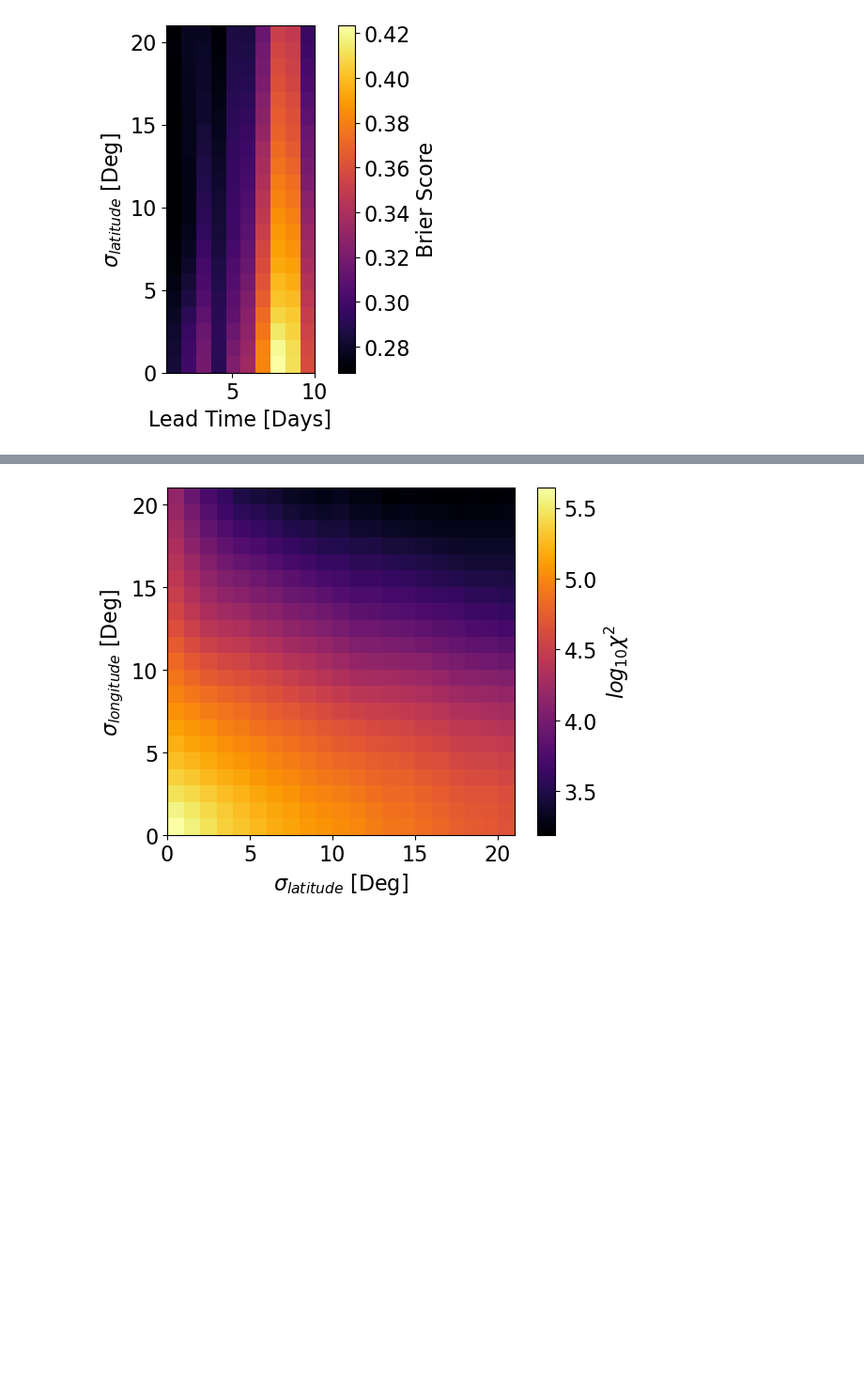
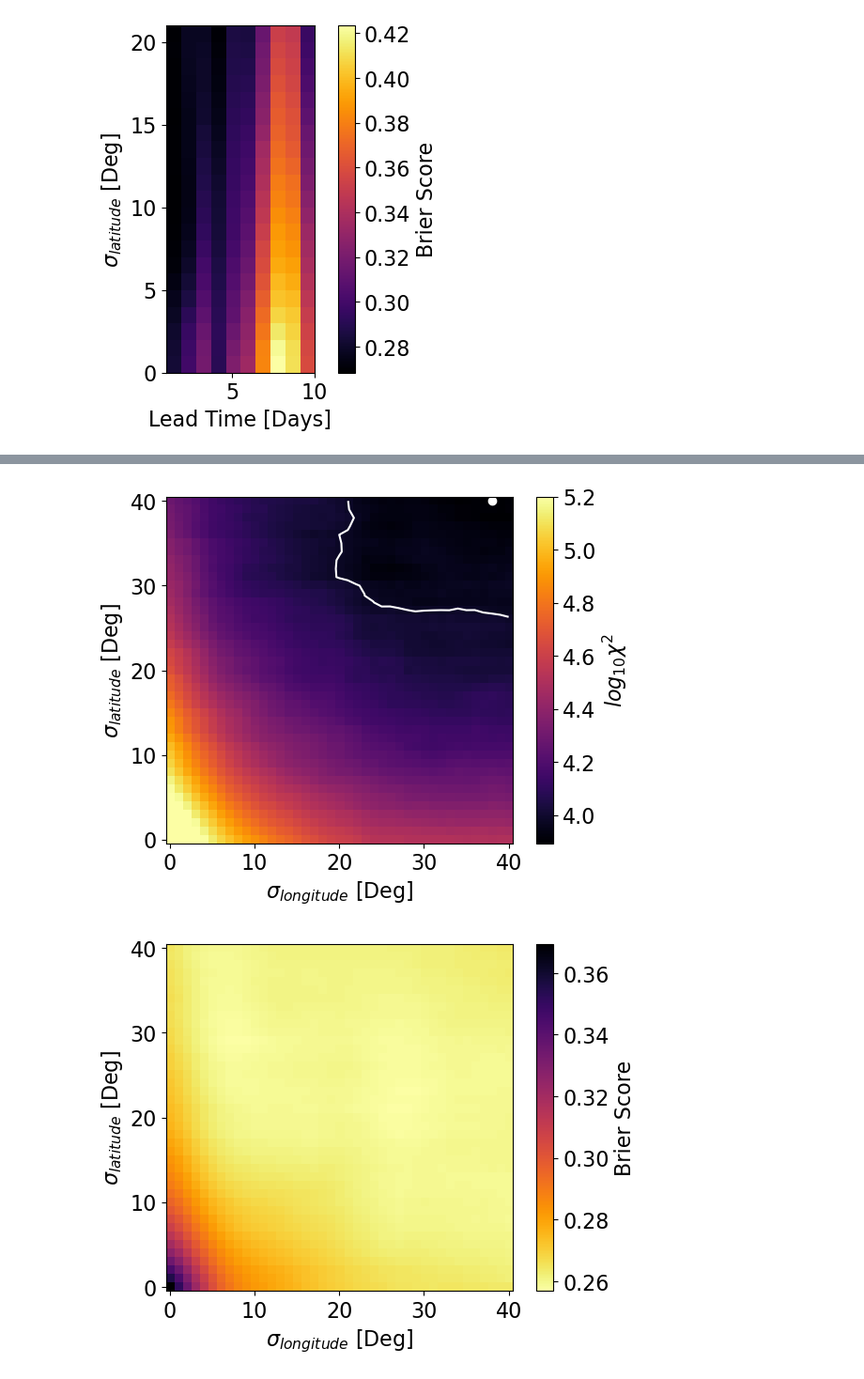
Before and after one commit to NathanielInatimi/WSA_calibration, a Jupyter notebook: code/WSA_calibration.ipynb, the cells around one changed output, grey strips where cells are left out. Shown at 94% size. Drawn from its saved outputs; the diff is of its cells as text; code cells hidden in the pictures; blank space fills up the shorter version.

```diff
--- a/code/WSA_calibration.ipynb
+++ b/code/WSA_calibration.ipynb
@@ -627,10 +627 @@ longitudes_to_test = np.linspace(0,20,21)
 chi_arr = [read_chi_arr_longitude_file('2023', lon, 1) for lon in longitudes_to_test]
-# %%
-plt.imshow(np.log10(chi_arr), cmap = 'inferno', extent=[0,21,0,21], origin = 'lower')
-plt.ylabel(r'$\sigma_{longitude}$ [Deg]')
-plt.xlabel(r'$\sigma_{latitude}$ [Deg]')
-#plt.yticks(np.linspace(0,20,6))
-plt.colorbar(label = r'$log_{10}\chi^2$')
-plt.show()
-# %% [output]
-[figure, removed]
@@ -636,0 +663,46 @@ plt.show()
+# %%
+era_key = '2023'
+lead_time = 1
+longitudes_to_test = np.linspace(0,40,41)
+event_threshold = 385
+probability_threshold = 0.5
+
+chi_arr = [read_chi_arr_by_longitude(era_key=era_key, sigma_longitude=lon, lead_time=lead_time) for lon in longitudes_to_test]
+brier_arr = [read_BS_by_longitude(era_key=era_key, sigma_longitude=lon, lead_time=lead_time, threshold=event_threshold) for lon in longitudes_to_test]
+roc_arr = [read_ROC_by_longitude(era_key=era_key, sigma_longitude=lon, lead_time=lead_time, probability_threshold=probability_threshold) for lon in longitudes_to_test]
+CAL_arr = [read_CAL_by_longitude(era_key=era_key, sigma_longitude=lon, lead_time=lead_time, threshold=event_threshold) for lon in longitudes_to_test]
+REF_arr = [read_REF_by_longitude(era_key=era_key, sigma_longitude=lon, lead_time=lead_time, threshold=event_threshold) for lon in longitudes_to_test]
+# %%
+# Getting minima and 5th percentile contours from rank histogram score grids
+grid_range = np.max(np.log10(chi_arr).T) - np.min(np.log10(chi_arr).T)
+within_5percent_of_min = np.log10(chi_arr).T < np.min(np.log10(chi_arr).T) + grid_range*0.05
+mindex = np.argwhere(np.log10(chi_arr).T== np.min(np.log10(chi_arr)).T)[0]
+
+
+plt.imshow(np.log10(chi_arr).T, cmap = 'inferno', origin = 'lower', vmax = 5.2)
+# plt.contour(within_5percent_of_min, levels = [0.5], colors='white', corner_mask = True,
+#                                linewidths=1, label = r'$\mathrm{5^th percentile range}$')
+plt.plot(mindex[0], mindex[1], color = 'white', marker = 'o', lw = 0)
+plt.xlabel(r'$\sigma_{longitude}$ [Deg]')
+plt.ylabel(r'$\sigma_{latitude}$ [Deg]')
+#plt.yticks(np.linspace(0,20,6))
+plt.colorbar(label = r'$log_{10}\chi^2$')
+plt.contour(np.log10(chi_arr).T, cmap = 'Greys', levels = [np.min(np.log10(chi_arr).T) + grid_range*0.05])
+plt.show()
+
+plt.imshow(np.array(brier_arr).T, cmap = 'inferno_r', origin = 'lower')#, vmax = 0.33, vmin = 0.25)
+plt.xlabel(r'$\sigma_{longitude}$ [Deg]')
+plt.ylabel(r'$\sigma_{latitude}$ [Deg]')
+#plt.yticks(np.linspace(0,20,6))
+plt.colorbar(label = 'Brier Score')
+plt.show()
+
+plt.imshow(np.array(roc_arr).T, cmap = 'inferno', origin = 'lower')
+plt.xlabel(r'$\sigma_{longitude}$ [Deg]')
+plt.ylabel(r'$\sigma_{latitude}$ [Deg]')
+#plt.yticks(np.linspace(0,20,6))
+plt.colorbar(label = 'ROC score')
+plt.show()
+# %% [output]
+[figure, added]
+[figure, added]
```
Also changed, not shown: parts of 8 cells of this notebook, 4 other files.
